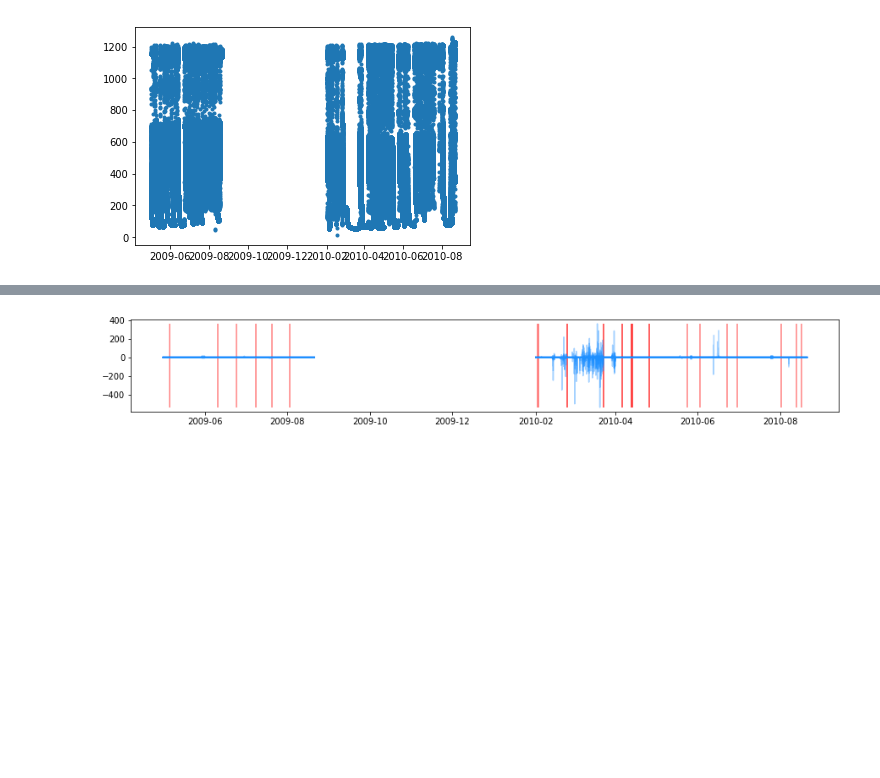
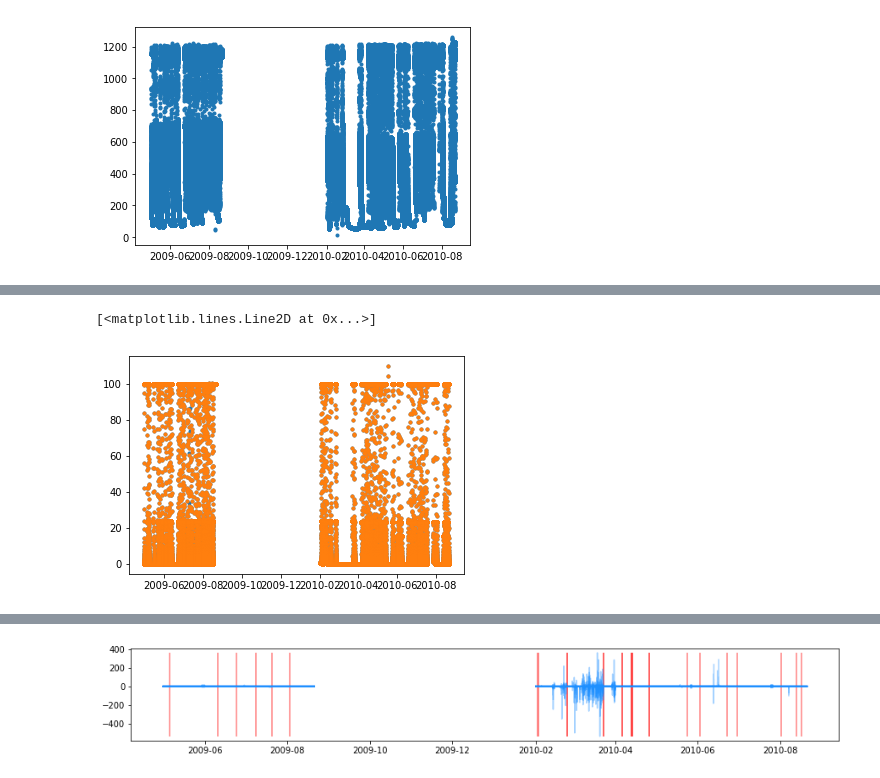
Before and after one commit to rtbs-dev/phm-feature-maker, a Jupyter notebook: sandbox.ipynb, the cells around one changed output, grey strips where cells are left out. Saved outputs shown, nothing was run; the diff lists cells and outputs as text; code cells hidden in the pictures; blank space fills up the shorter version.

```diff
--- a/sandbox.ipynb
+++ b/sandbox.ipynb
@@ -67,3 +84,9 @@ plt.scatter(X_p[:,0], X_p[:,1], marker='.')
+# %%
+plt.plot(df.TNH[~((df.TNH-df.TNH.mean()).abs()>3*df.TNH.std())], '.')
+plt.plot(df.TNH[~((df.TNH-df.TNH.mean()).abs()>3*df.TNH.std()) & (clust.labels_==1)], '.')
+# %% [output]
+[<matplotlib.lines.Line2D at 0x...>]
+[figure, added]
 # %%
 df['target'] = 0
 df.loc[np.isin(df.index,ref.date_time), 'target'] = 1
```
Also changed, not shown: parts of 20 cells of this notebook.
